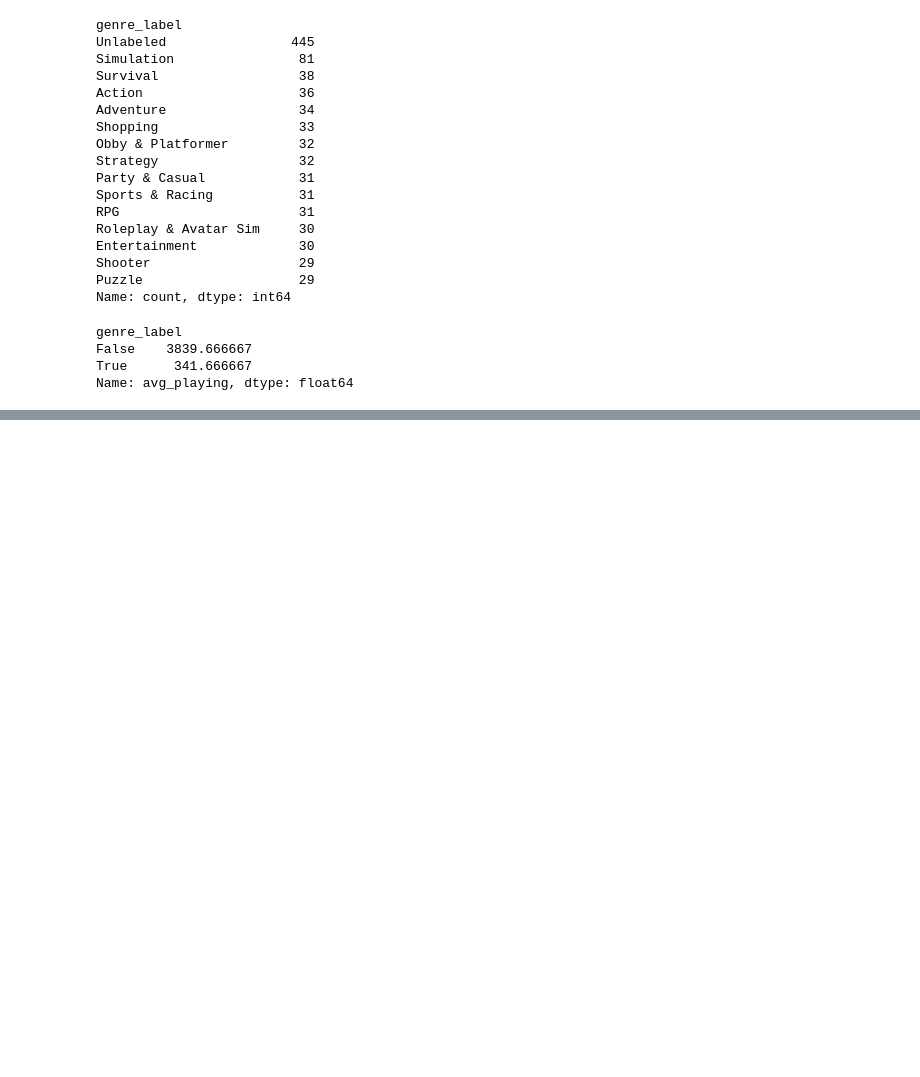
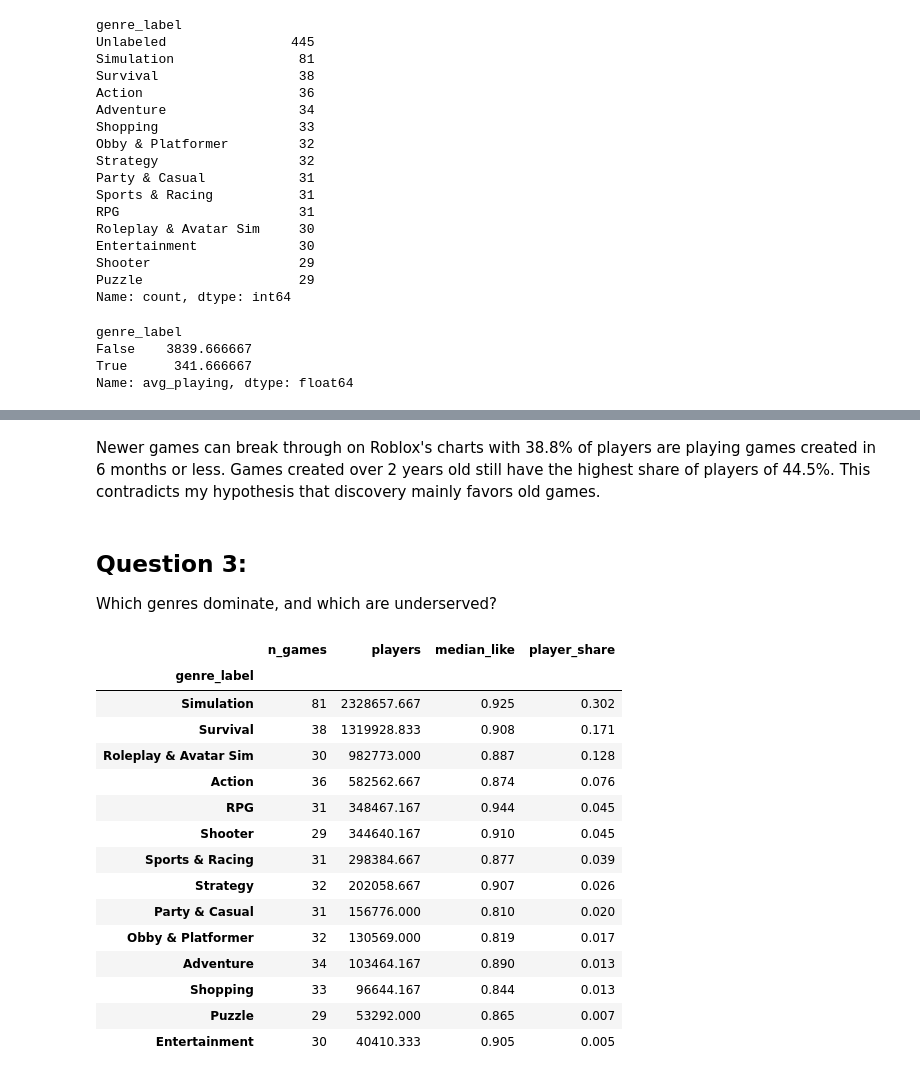
Before and after one commit to MarcusAndriano/roblox-discovery, a Jupyter notebook: notebook/01_explore.ipynb, the cells around one changed output, grey strips where cells are left out. Drawn from its saved outputs; the diff is of its cells as text; code cells hidden in the pictures; blank space fills up the shorter version.

```diff
--- a/notebook/01_explore.ipynb
+++ b/notebook/01_explore.ipynb
@@ -117,0 +173,32 @@ Name: avg_playing, dtype: float64
+# %% [markdown]
+Newer games can break through on Roblox's charts with 38.8% of players are playing games created in 6 months or less. Games created over 2 years old still have the highest share of players of 44.5%. This contradicts my hypothesis that discovery mainly favors old games.
+# %% [markdown]
+## Question 3:
+Which genres dominate, and which are underserved?
+# %%
+labeled = games[games["genre_label"] != "Unlabeled"]
+genre_col = "genre_label"
+by_genre = labeled.groupby(genre_col).agg(
+    n_games=("universe_id", "count"),
+    players=("avg_playing", "sum"),
+    median_like=("like_ratio", "median"),
+).sort_values("players", ascending=False)
+by_genre["player_share"] = by_genre["players"] / total
+by_genre.round(3)
+# %% [output]
+|  | n_games | players | median_like | player_share |
+| genre_label |  |  |  |  |
+| Simulation | 81 | 2328657.667 | 0.925 | 0.302 |
+| Survival | 38 | 1319928.833 | 0.908 | 0.171 |
+| Roleplay & Avatar Sim | 30 | 982773.000 | 0.887 | 0.128 |
+| Action | 36 | 582562.667 | 0.874 | 0.076 |
+| RPG | 31 | 348467.167 | 0.944 | 0.045 |
+| Shooter | 29 | 344640.167 | 0.910 | 0.045 |
+| Sports & Racing | 31 | 298384.667 | 0.877 | 0.039 |
+| Strategy | 32 | 202058.667 | 0.907 | 0.026 |
+| Party & Casual | 31 | 156776.000 | 0.810 | 0.020 |
+| Obby & Platformer | 32 | 130569.000 | 0.819 | 0.017 |
+| Adventure | 34 | 103464.167 | 0.890 | 0.013 |
+| Shopping | 33 | 96644.167 | 0.844 | 0.013 |
+| Puzzle | 29 | 53292.000 | 0.865 | 0.007 |
+| Entertainment | 30 | 40410.333 | 0.905 | 0.005 |
```
Also changed, not shown: parts of 17 cells of this notebook, 2 other files.
